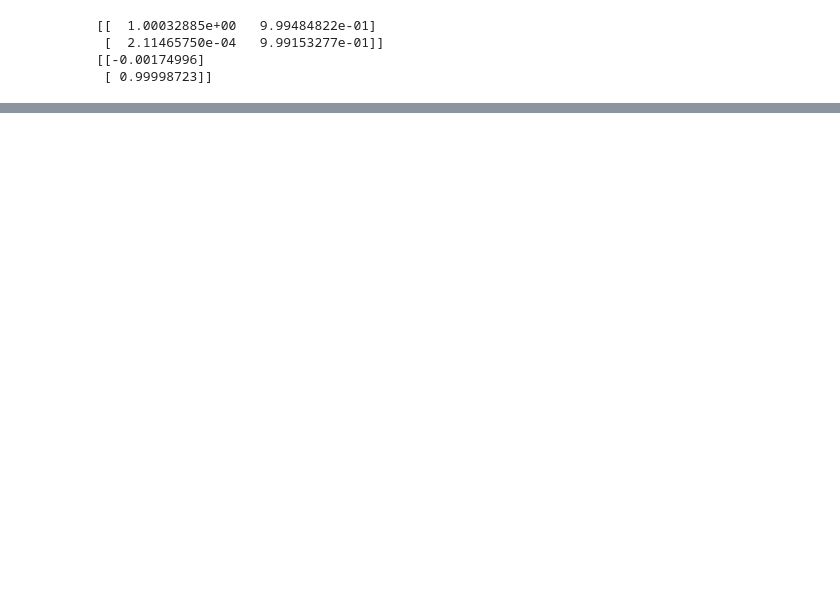
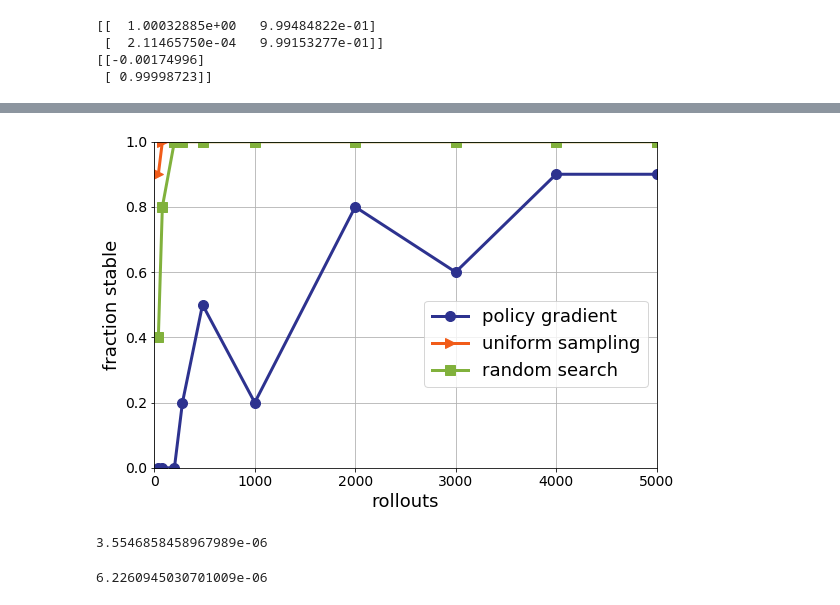
Before and after one commit to benjamin-recht/benjamin-recht.github.io, a Jupyter notebook: code/lqr_policy_comparisons.ipynb, the cells around one changed output, grey strips where cells are left out. Cells and saved outputs as stored; diff of their text form; code cells hidden in the pictures; blank space fills up the shorter version.

```diff
--- a/code/lqr_policy_comparisons.ipynb
+++ b/code/lqr_policy_comparisons.ipynb
@@ -170,0 +204,33 @@ plt.show()
+# %%
+plt.plot(tot_samples,1-np.sum(np.isinf(J_inf_pg),axis=0)/10,'o-',color=colors[0],linewidth=linewidth,
+         markersize=markersize,label='policy gradient')
+
+plt.plot(tot_samples,1-np.sum(np.isinf(J_inf_ur),axis=0)/10,'>-',color=colors[1],linewidth=linewidth,
+         markersize=markersize,label='uniform sampling')
+
+plt.plot(tot_samples,1-np.sum(np.isinf(J_inf_rs),axis=0)/10,'s-',color=colors[2],linewidth=linewidth,
+         markersize=markersize,label='random search')
+
+plt.axis([0,5000,0,1])
+
+plt.xlabel('rollouts',fontsize=label_fontsize)
+plt.ylabel('fraction stable',fontsize=label_fontsize)
+plt.legend(fontsize=18, bbox_to_anchor=(1.0, 0.54))
+plt.xticks(fontsize=tick_fontsize)
+plt.yticks(fontsize=tick_fontsize)
+plt.grid(True)
+
+fig = plt.gcf()
+fig.set_size_inches(9, 6)
+
+plt.show()
+# %% [output]
+[figure, added]
+# %%
+one_rollout_cost-J_finite_opt
+# %% [output]
+3.5546858458967989e-06
+# %%
+one_rollout_cost_inf-J_inf_opt
+# %% [output]
+6.2260945030701009e-06
```
Also changed, not shown: parts of 4 cells of this notebook, 1 other file.
